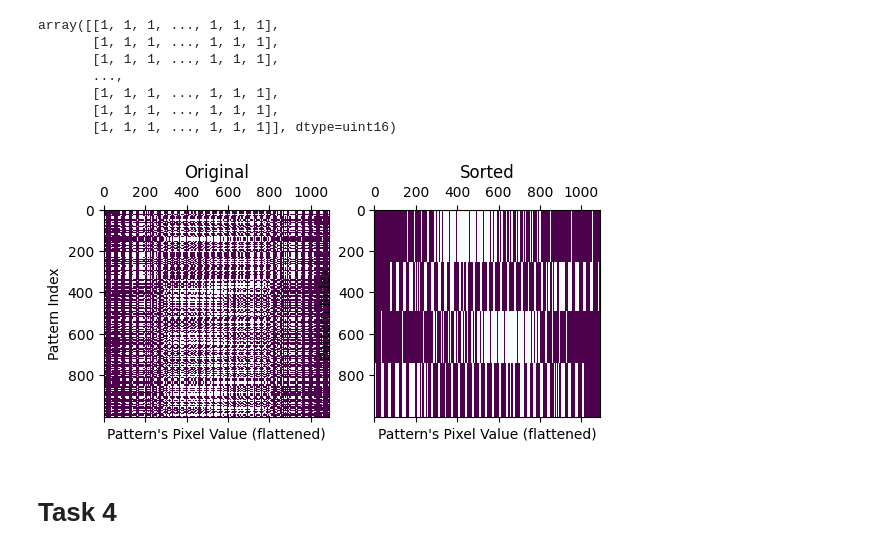
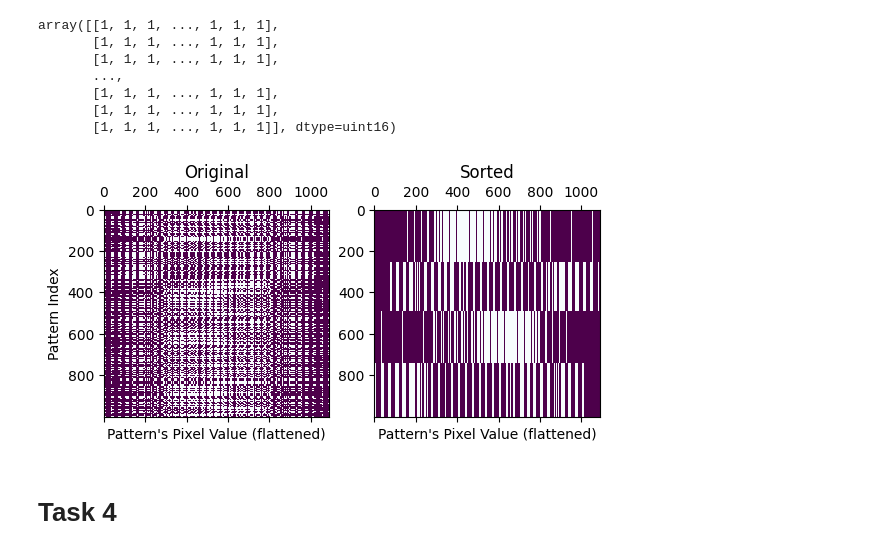
Before and after one commit to jtpotato/simc-2024, a Jupyter notebook: SIMC12_JMSS.ipynb, the cells around one changed output. Saved outputs shown, nothing was run; the diff lists cells and outputs as text; code cells hidden in the pictures.

```diff
--- a/SIMC12_JMSS.ipynb
+++ b/SIMC12_JMSS.ipynb
@@ -162,20 +162,20 @@ array([[1, 1, 1, ..., 1, 1, 1],
 # %%
 # Plot the design matrices
 
 task_3_subplot, task_3_axes = plt.subplots(1, 2)
 
 task_3_axes[0].matshow(task3, cmap="BuPu")
 task_3_axes[0].set_title("Original")
 task_3_axes[0].set_xlabel("Pattern's Pixel Value (flattened)")
 task_3_axes[0].set_ylabel("Pattern Index")
 task_3_axes[1].matshow(task_3_sorted, cmap="BuPu")
 task_3_axes[1].set_title("Sorted")
 task_3_axes[1].set_xlabel("Pattern's Pixel Value (flattened)")
-task_3_axes[1].set_ylabel("Pattern Index")
+# task_3_axes[1].set_ylabel("Pattern Index")
 
 plt.show()
 # %% [output]
-[figure, old version]
+[figure, new version]
 # %% [markdown]
 # Task 4
 # %%
```
